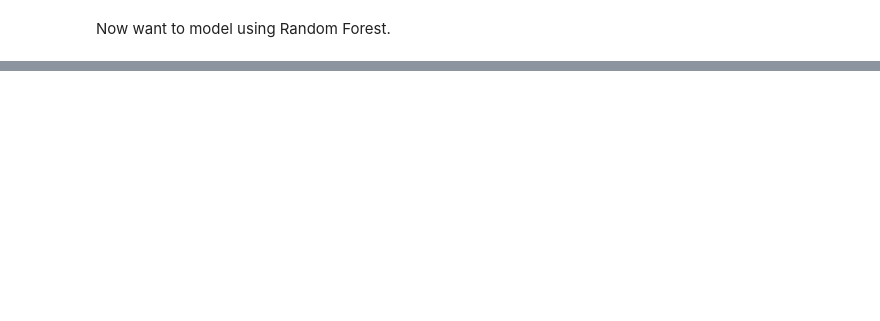
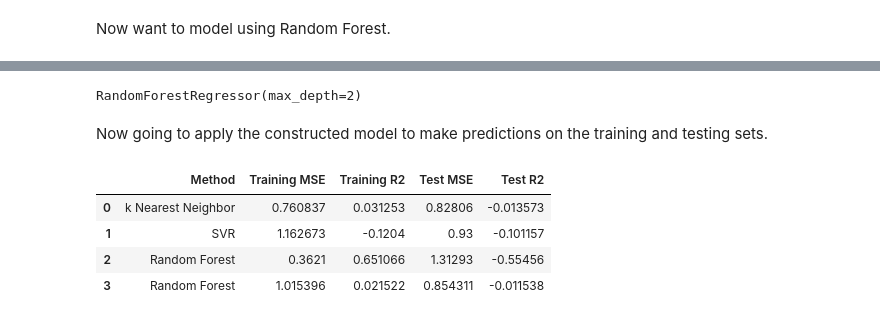
Before and after one commit to jbravo87/blog-projects, a Jupyter notebook: exoplanet_data_notebook.ipynb, the cells around one changed output, grey strips where cells are left out. Drawn from its saved outputs; the diff is of its cells as text; code cells hidden in the pictures; blank space fills up the shorter version.

Commit message:
Added the Random Forest supervised learning method to the script.

```diff
--- a/exoplanet_data_notebook.ipynb
+++ b/exoplanet_data_notebook.ipynb
@@ -506,4 +532,29 @@ encoded = le.fit_transform(response)
 # %%
-rf = RandomForestClassifier(n_estimators = 500, random_state = 1, oob_score = True)
-rf.fit(predictor, encoded.ravel())
-print(rf.oob_decision_function_)
+rf = RandomForestRegressor(max_depth=2)
+rf.fit(w1_train, w2_train)
+print(rf)
+# %% [output]
+RandomForestRegressor(max_depth=2)
+# %% [markdown]
+Now going to apply the constructed model to make predictions on the training and testing sets.
+# %%
+y_rf_train_pred = rf.predict(w1_train)
+y_rf_test_pred = rf.predict(w1_test)
+# %%
+# Model performance metrics for random forest model.
+rf_train_mse = mean_squared_error(w2_train, y_rf_train_pred)
+rf_train_r2 = r2_score(w2_train, y_rf_train_pred)
+rf_test_mse = mean_squared_error(w2_test, y_rf_test_pred)
+rf_test_r2 = r2_score(w2_test, y_rf_test_pred)
+# %%
+rf_results = pd.DataFrame(['Random Forest', rf_train_mse, rf_train_r2, rf_test_mse, rf_test_r2]).transpose()
+rf_results.columns = ['Method', 'Training MSE', 'Training R2', 'Test MSE', 'Test R2']
+# %%
+results2 = pd.concat([results2, rf_results], ignore_index = True)
+results2
+# %% [output]
+|  | Method | Training MSE | Training R2 | Test MSE | Test R2 |
+| 0 | k Nearest Neighbor | 0.760837 | 0.031253 | 0.82806 | -0.013573 |
+| 1 | SVR | 1.162673 | -0.1204 | 0.93 | -0.101157 |
+| 2 | Random Forest | 0.3621 | 0.651066 | 1.31293 | -0.55456 |
+| 3 | Random Forest | 1.015396 | 0.021522 | 0.854311 | -0.011538 |
```
Also changed, not shown: parts of 17 cells of this notebook.
